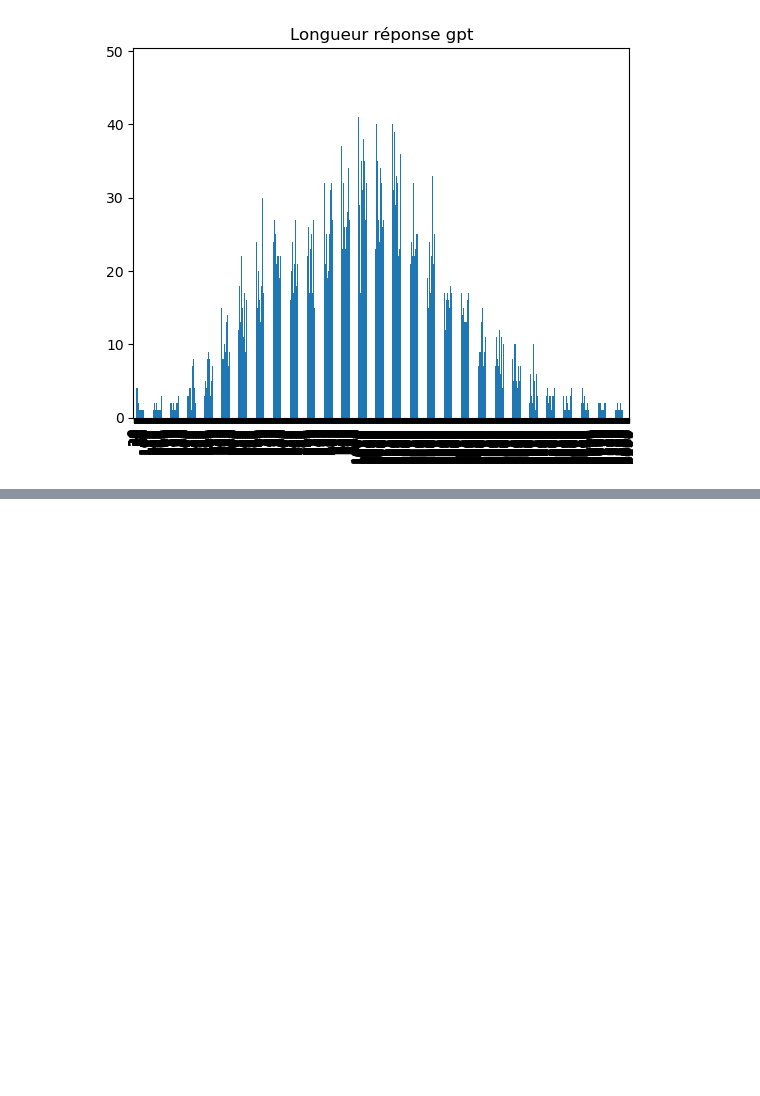
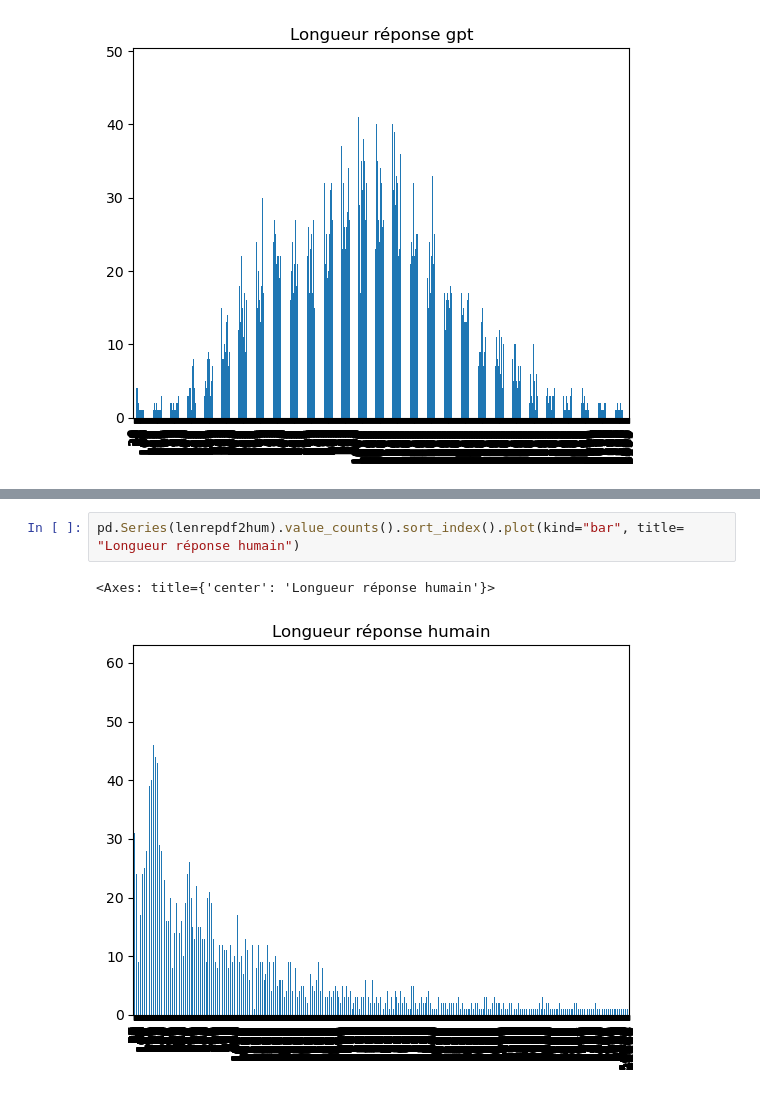
Before and after one commit to DjDonPablo/IA-DATA-HACK, a Jupyter notebook: explo enzo.ipynb, the cells around one changed output, grey strips where cells are left out. Drawn from its saved outputs; the diff is of its cells as text; blank space fills up the shorter version.

```diff
--- a/explo enzo.ipynb
+++ b/explo enzo.ipynb
@@ -166,0 +265,5 @@ pd.Series(lstlenrepgpt).value_counts().sort_index().plot(kind="bar", title= "Lon
+# %%
+pd.Series(lenrepdf2hum).value_counts().sort_index().plot(kind="bar", title= "Longueur réponse humain")
+# %% [output]
+<Axes: title={'center': 'Longueur réponse humain'}>
+[figure, added]
```
Also changed, not shown: parts of 27 cells of this notebook.
